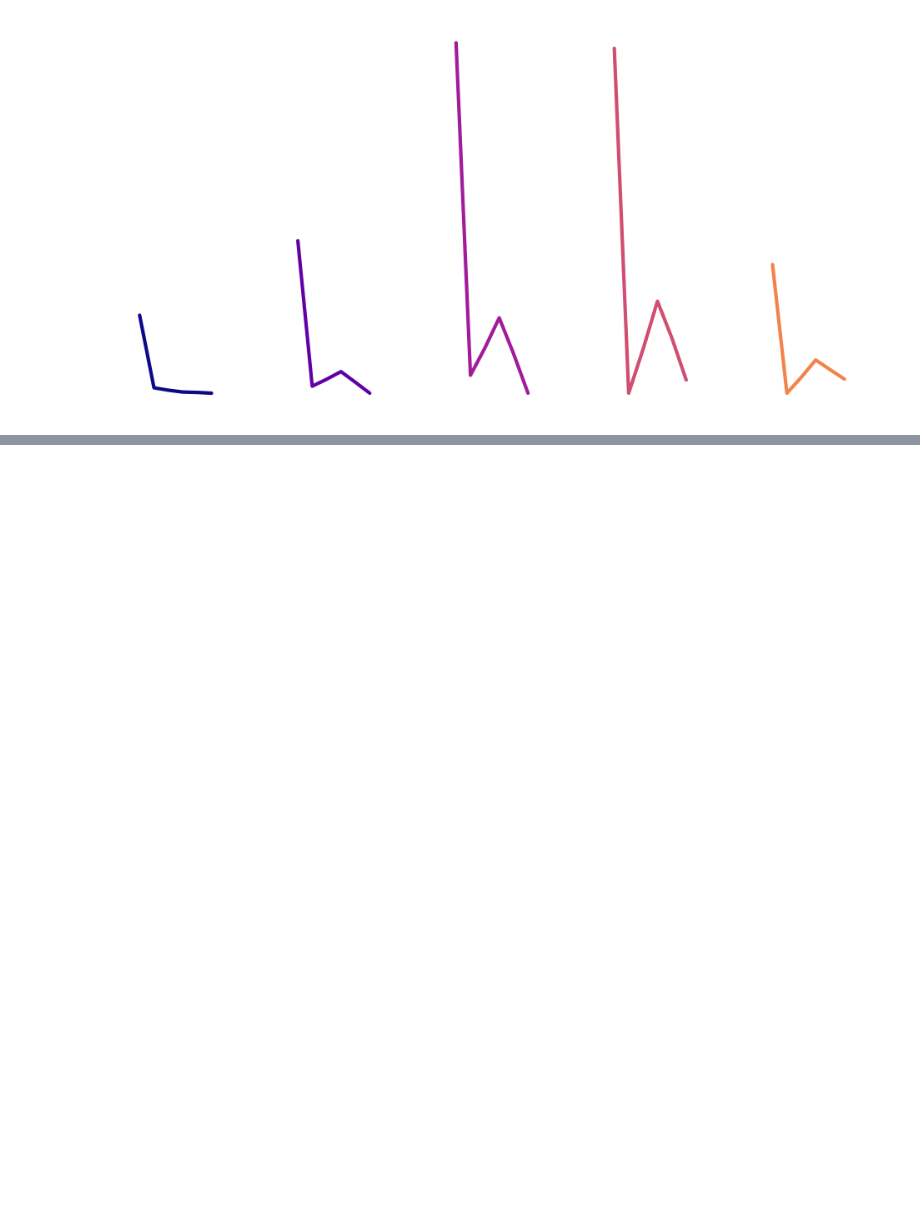
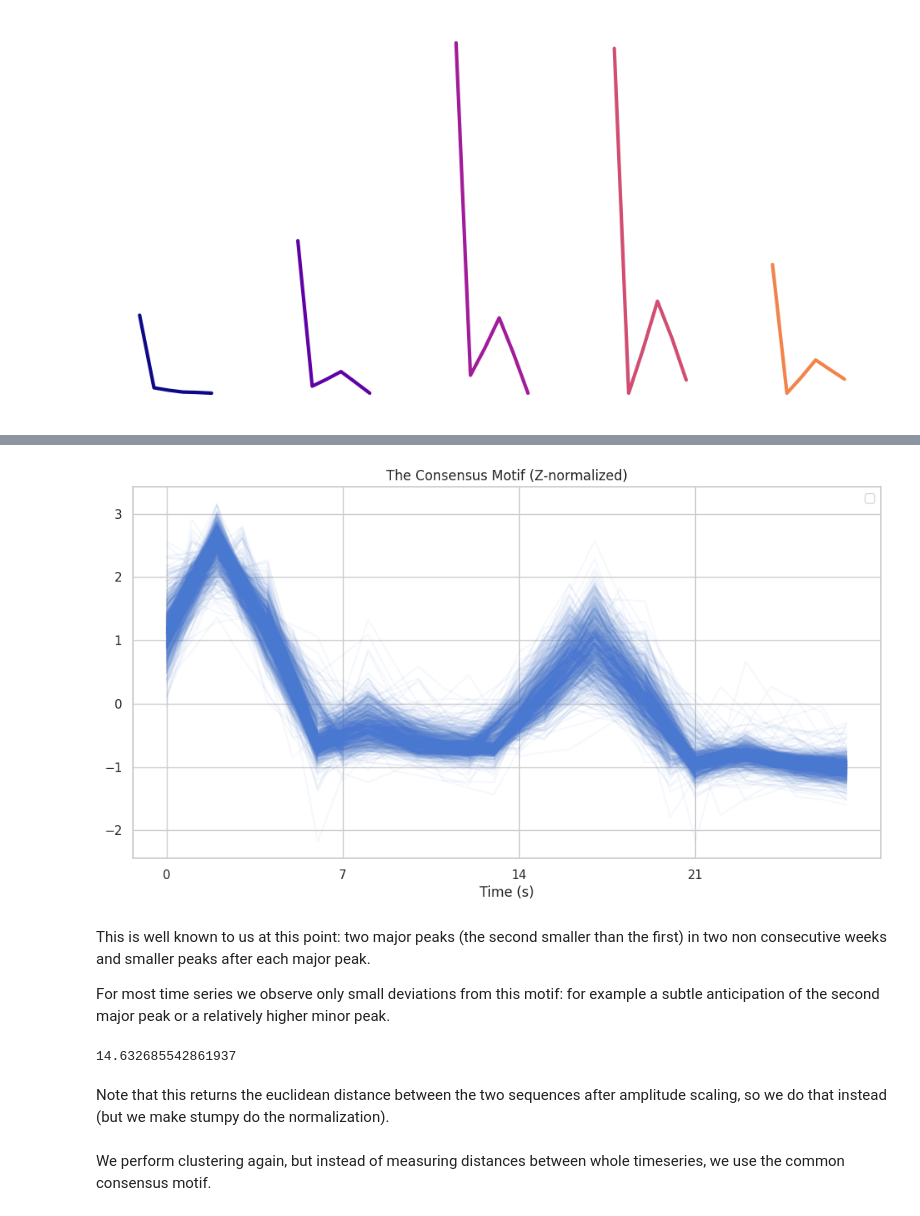
Before and after one commit to g-fabiani4-unipi/dm2_project, a Jupyter notebook: src/time_series/motifs_discords.ipynb, the cells around one changed output, grey strips where cells are left out. Saved outputs shown, nothing was run; the diff lists cells and outputs as text; code cells hidden in the pictures; blank space fills up the shorter version.

Commit message:
Clustering on consensus motif

```diff
--- a/src/time_series/motifs_discords.ipynb
+++ b/src/time_series/motifs_discords.ipynb
@@ -283,0 +338,27 @@ plt.show()
+# %%
+consensus_motif = Ts[Ts_idx][subseq_idx : subseq_idx + m]
+nn_idx = []
+
+for i, T in enumerate(Ts):
+    nn_idx.append(np.argmin(stumpy.core.mass(consensus_motif, T)))
+    plt.plot(stumpy.core.z_norm(T[nn_idx[i] : nn_idx[i]+m]), alpha=0.05, label=None, c='b')
+
+plt.title('The Consensus Motif (Z-normalized)')
+plt.xlabel('Time (s)')
+plt.legend()
+plt.xticks(np.arange(0, 28, 7))
+plt.show()
+# %% [output]
+[figure, added]
+# %% [markdown]
+This is well known to us at this point: two major peaks (the second smaller than the first) in two non consecutive weeks and smaller peaks after each major peak.
+
+For most time series we observe only small deviations from this motif: for example a subtle anticipation of the second major peak or a relatively higher minor peak.
+# %%
+stumpy.mass(mad_max, twelve_years).item()
+# %% [output]
+14.632685542861937
+# %% [markdown]
+Note that this returns the euclidean distance between the two sequences after amplitude scaling, so we do that instead (but we make stumpy do the normalization).
+# %% [markdown]
+We perform clustering again, but instead of measuring distances between whole timeseries, we use the common consensus motif.
```
Also changed, not shown: parts of 30 cells of this notebook.
